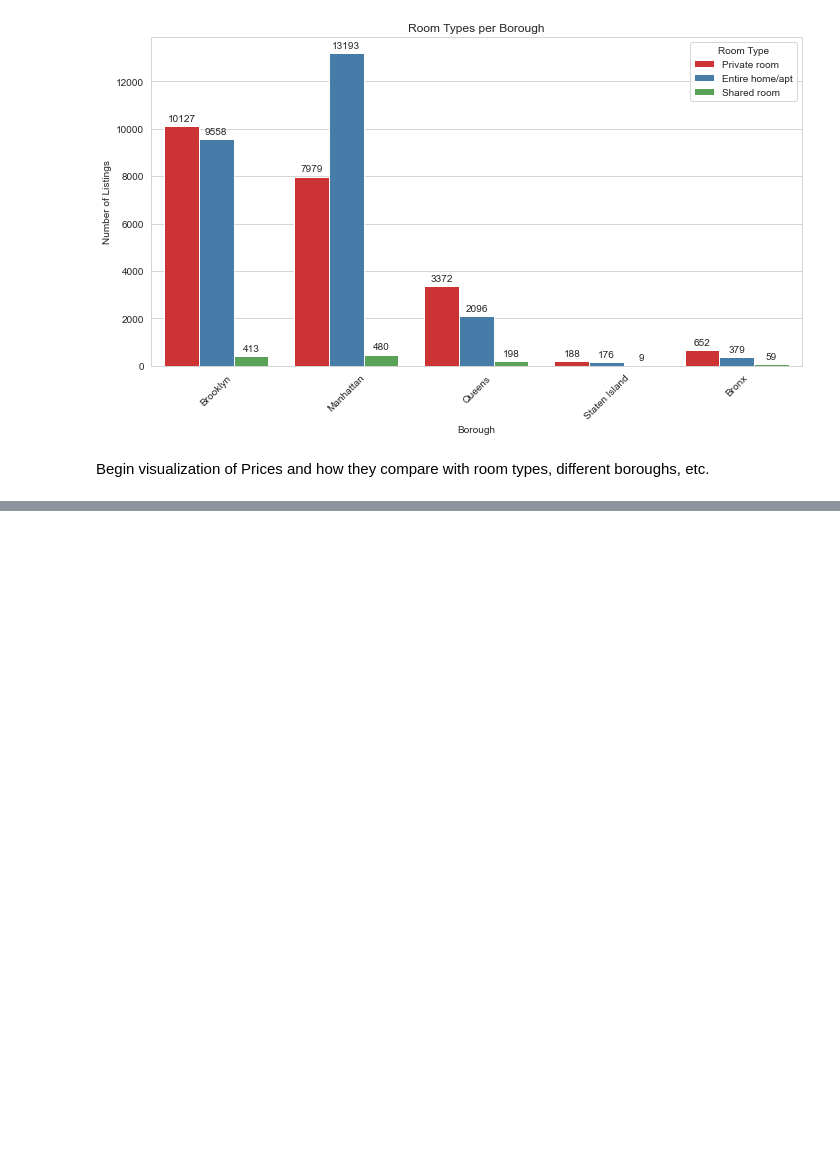
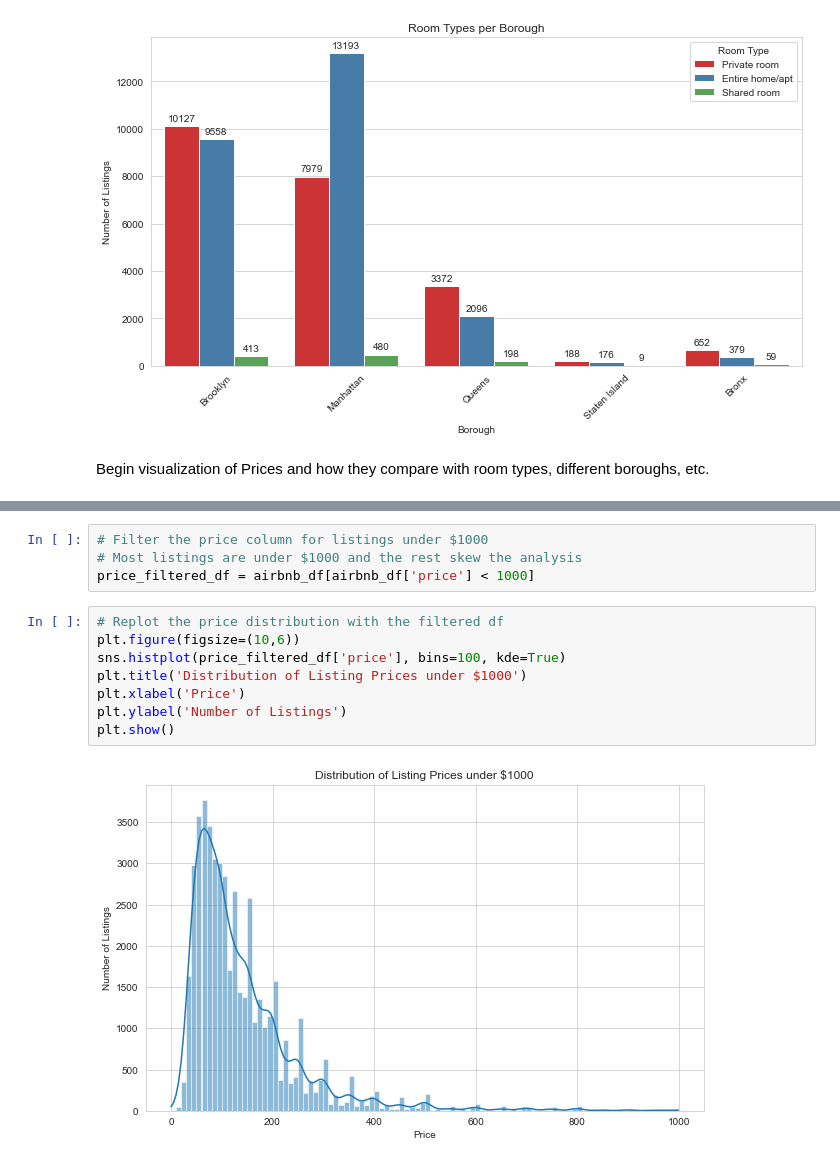
Before and after one commit to mrawlin6/AirBNB_Listings, a Jupyter notebook: AirBNB_DATA/AirBNB_EDA.ipynb, the cells around one changed output, grey strips where cells are left out. Cells and saved outputs as stored; diff of their text form; blank space fills up the shorter version.

```diff
--- a/AirBNB_DATA/AirBNB_EDA.ipynb
+++ b/AirBNB_DATA/AirBNB_EDA.ipynb
@@ -335,0 +373,14 @@ Begin visualization of Prices and how they compare with room types, different bo
+# %%
+# Filter the price column for listings under $1000
+# Most listings are under $1000 and the rest skew the analysis
+price_filtered_df = airbnb_df[airbnb_df['price'] < 1000]
+# %%
+# Replot the price distribution with the filtered df
+plt.figure(figsize=(10,6))
+sns.histplot(price_filtered_df['price'], bins=100, kde=True)
+plt.title('Distribution of Listing Prices under $1000')
+plt.xlabel('Price')
+plt.ylabel('Number of Listings')
+plt.show()
+# %% [output]
+[figure, added]
```
Also changed, not shown: parts of 5 cells of this notebook.
